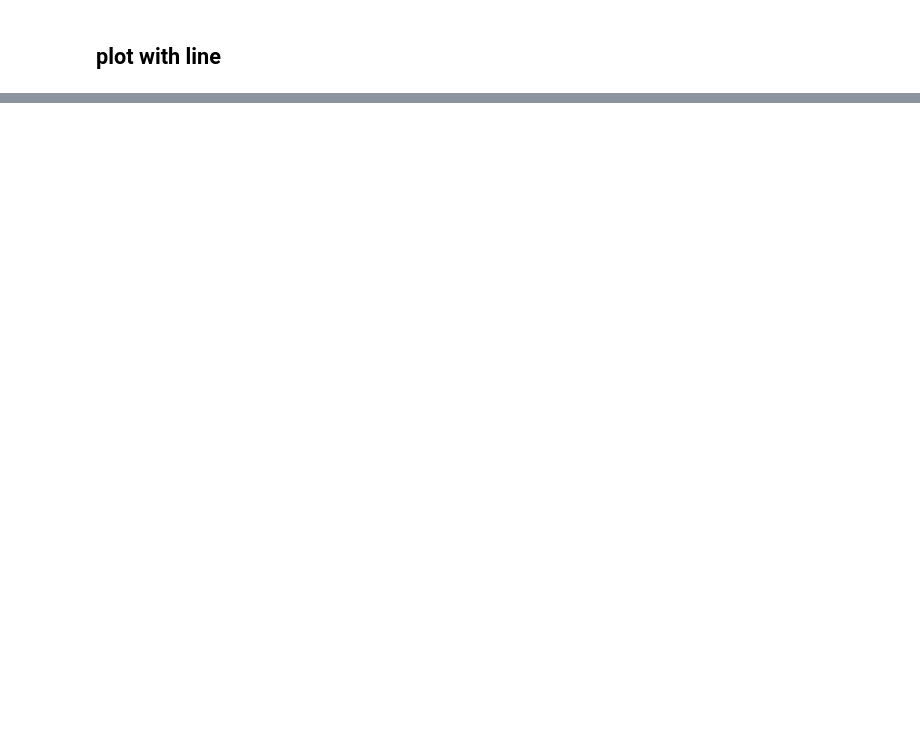
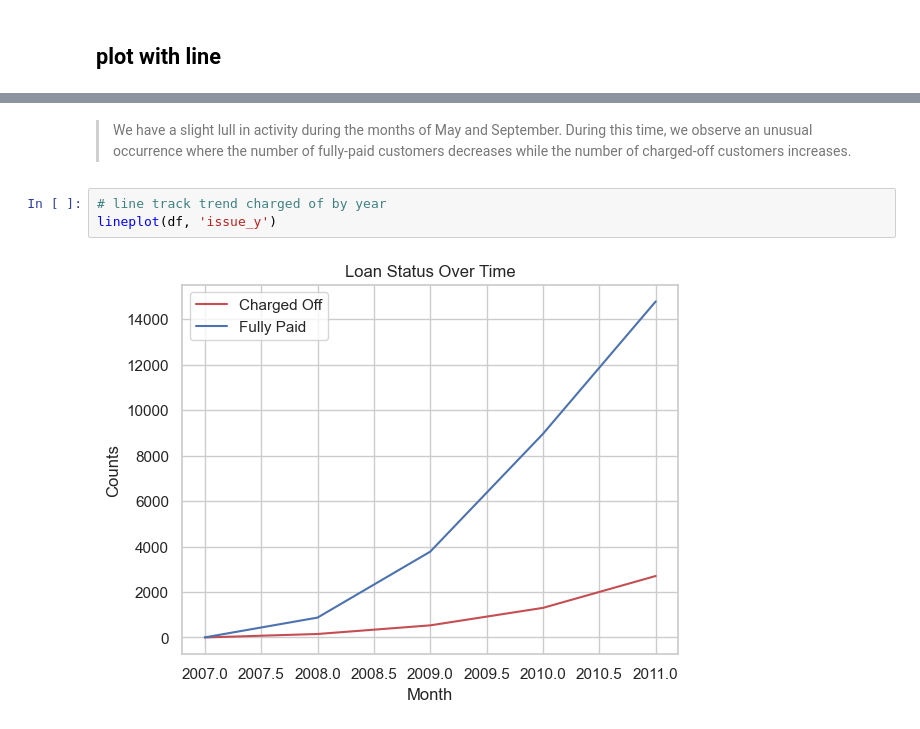
Before and after one commit to cuonghv0298/LendingClubCaseStudy, a Jupyter notebook: eda.ipynb, the cells around one changed output, grey strips where cells are left out. Cells and saved outputs as stored; diff of their text form; blank space fills up the shorter version.

```diff
--- a/eda.ipynb
+++ b/eda.ipynb
@@ -743,0 +653,7 @@ KeyError: "['funded_amnt_inv'] not in index"
+# %% [markdown]
+> We have a slight lull in activity during the months of May and September. During this time, we observe an unusual occurrence where the number of fully-paid customers decreases while the number of charged-off customers increases.
+# %%
+# line track trend charged of by year
+lineplot(df, 'issue_y')
+# %% [output]
+[figure, added]
```
Also changed, not shown: parts of 54 cells of this notebook.
